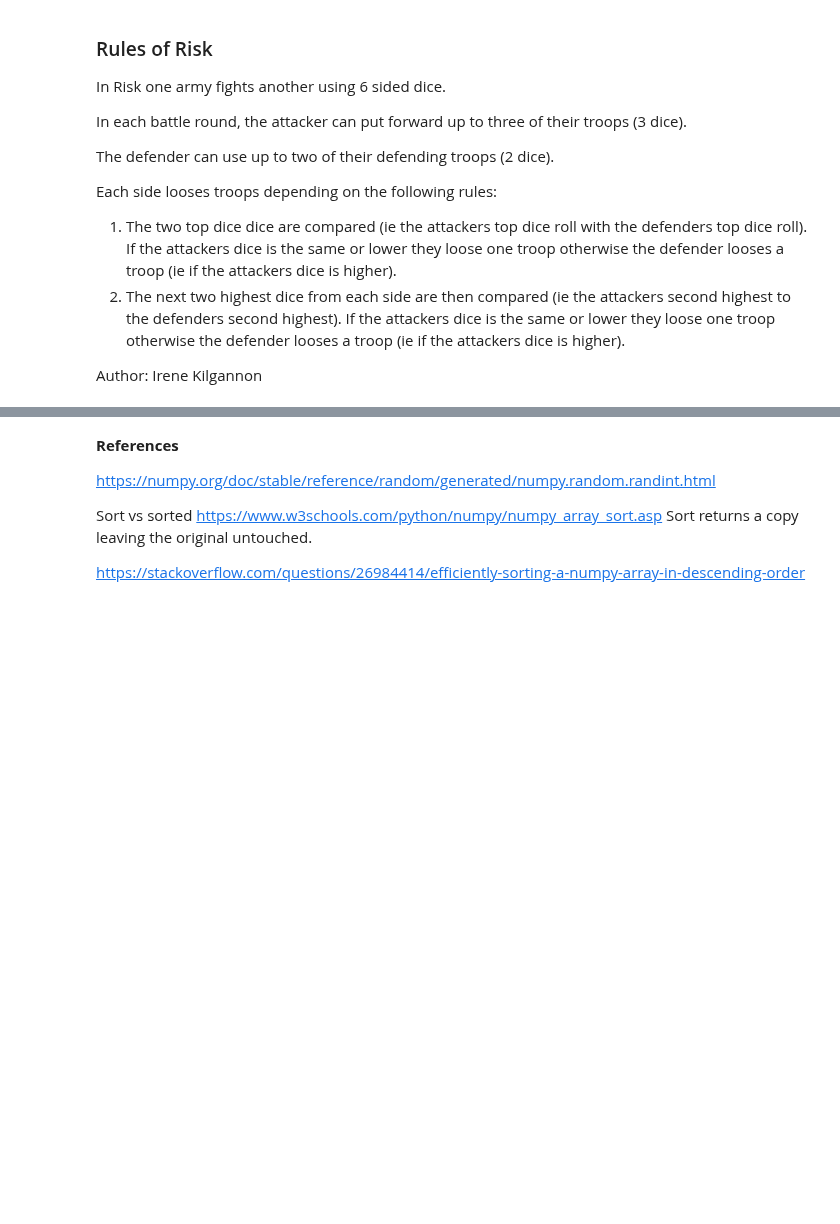
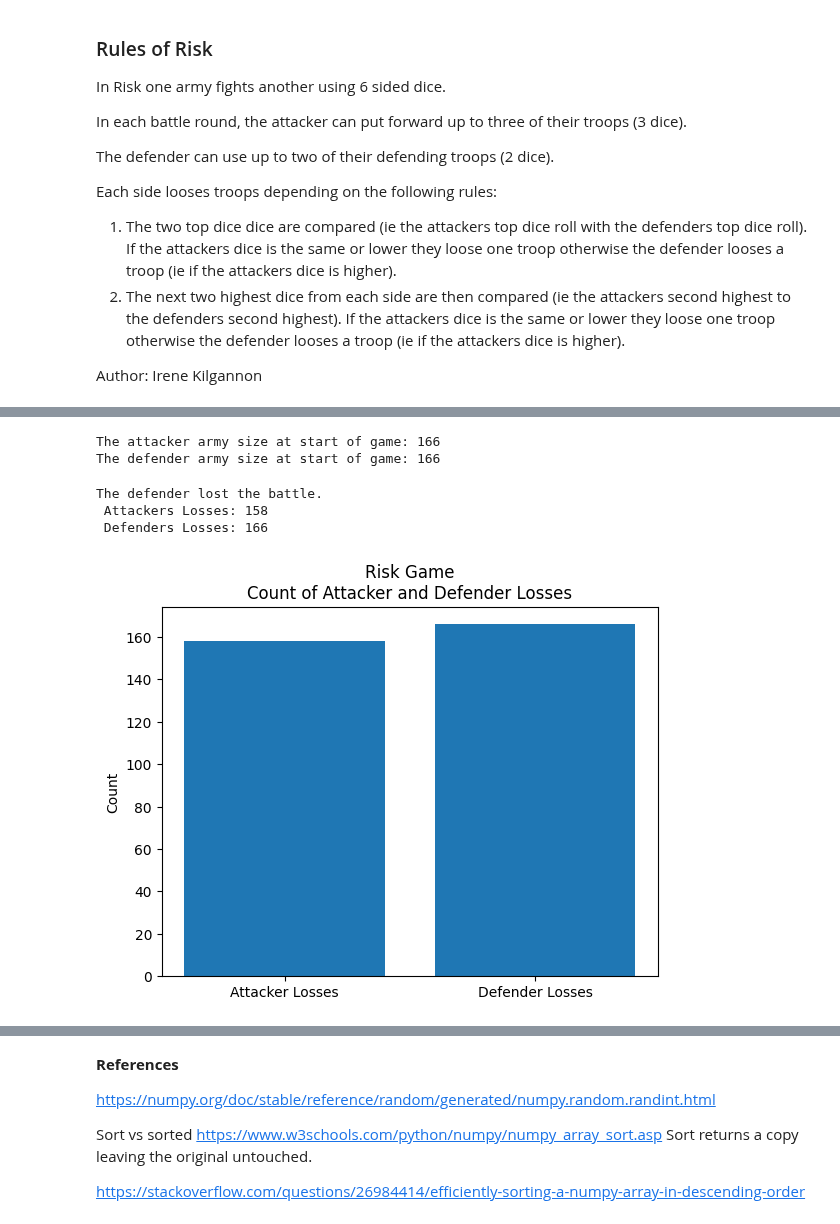
Before and after one commit to IreneKilgannon/PFDA, a Jupyter notebook: PFDA-assignments/assignment_5_risk.ipynb, the cells around one changed output, grey strips where cells are left out. Cells and saved outputs as stored; diff of their text form; code cells hidden in the pictures; blank space fills up the shorter version.

```diff
--- a/PFDA-assignments/assignment_5_risk.ipynb
+++ b/PFDA-assignments/assignment_5_risk.ipynb
@@ -262,0 +278,27 @@ defender losses:30
+# %%
+def army_size():
+    attacker_army_size = random.randint(1, 1000)
+    print(f'The attacker army size at start of game: {attacker_army_size}')
+
+# Both armies to have the same size, make the game fairer.
+    defender_army_size = attacker_army_size
+
+    print(f'The defender army size at start of game: {defender_army_size}')
+
+    return attacker_army_size, defender_army_size
+# %%
+def army_calculate_losses(attacker_dice, defender_dice, attacker_army_size, defender_army_size):
+
+    round_attacker_losses = 0
+    round_defender_losses = 0
+
+    # Calculate the losses.
+    for a, d in zip(attacker_dice, defender_dice):
+        if  a <= d:
+            round_attacker_losses += 1
+            attacker_army_size -= 1
+        else:
+            round_defender_losses += 1
+            defender_army_size -= 1
+
+    return round_attacker_losses, round_defender_losses, attacker_army_size, defender_army_size
@@ -262,0 +348,12 @@ defender losses:30
+# %%
+attacker_dice, defender_dice, attacker_losses, defender_losses, round_scores, attacker_army_size, defender_army_size = army_simulate_battle(1000)
+# %% [output]
+The attacker army size at start of game: 166
+The defender army size at start of game: 166
+# %%
+plot_results(attacker_losses, defender_losses)
+# %% [output]
+The defender lost the battle.
+ Attackers Losses: 158
+ Defenders Losses: 166
+[figure, added]
```
Also changed, not shown: parts of 14 cells of this notebook, 1 other file.
